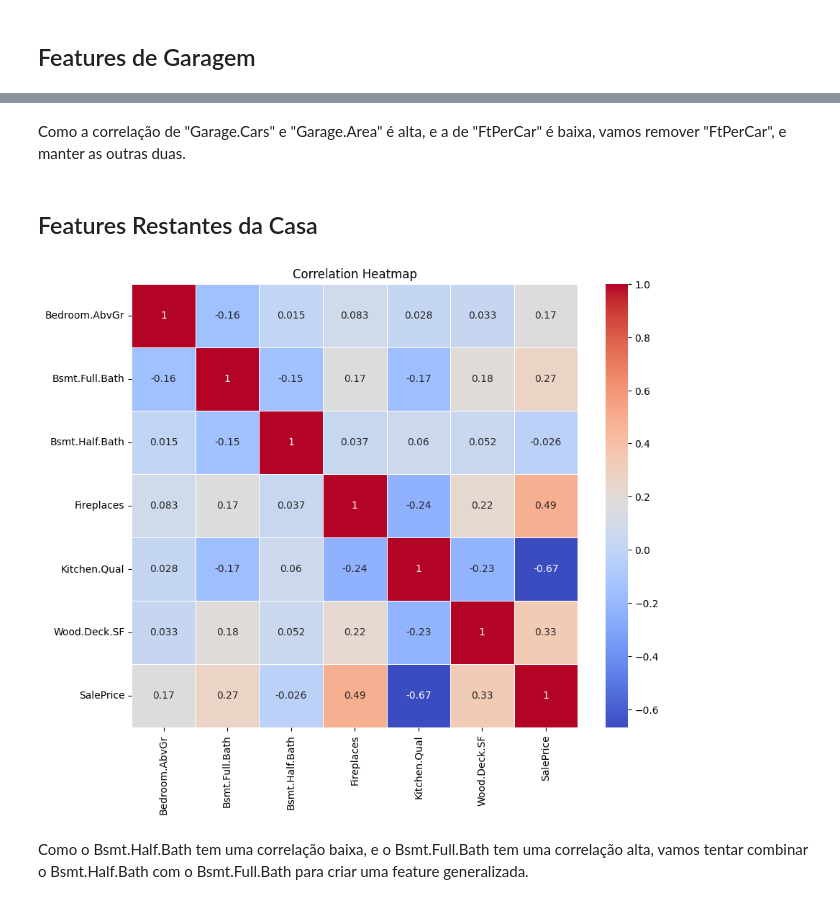
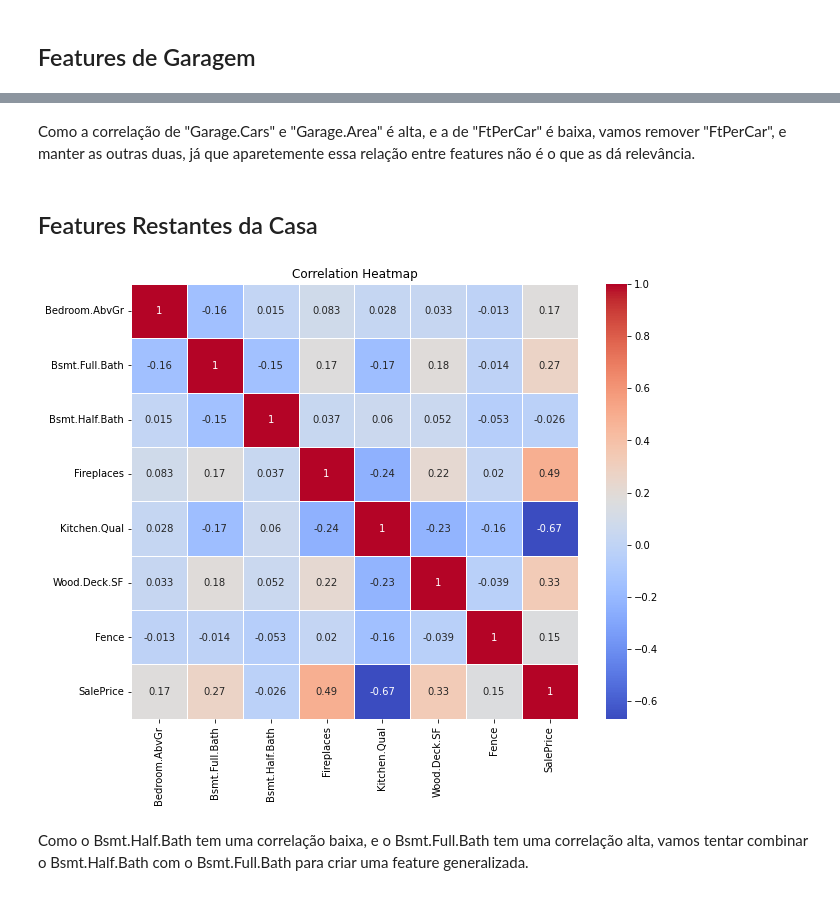
Before and after one commit to P-ASilva/ames, a Jupyter notebook: notebooks/08_final_model_analysis_and_feature_enginnering.ipynb, the cells around one changed output, grey strips where cells are left out. Cells and saved outputs as stored; diff of their text form; code cells hidden in the pictures.

```diff
--- a/notebooks/08_final_model_analysis_and_feature_enginnering.ipynb
+++ b/notebooks/08_final_model_analysis_and_feature_enginnering.ipynb
@@ -396,15 +414,15 @@ na_list = [x for x in na_list if x not in gar_cat]
 # %% [markdown]
-Como a correlação de "Garage.Cars" e "Garage.Area" é alta, e a de "FtPerCar" é baixa, vamos remover "FtPerCar", e manter as outras duas.
+Como a correlação de "Garage.Cars" e "Garage.Area" é alta, e a de "FtPerCar" é baixa, vamos remover "FtPerCar", e manter as outras duas, já que aparetemente essa relação entre features não é o que as dá relevância.
 # %%
 model_data = model_data.drop(columns=["FtPerCar"])
 print()
 # %% [markdown]
 ## Features Restantes da Casa
 # %%
-restantes = ["Bedroom.AbvGr","Bsmt.Full.Bath","Bsmt.Half.Bath", "Fireplaces", "Kitchen.Qual","Wood.Deck.SF"]
+restantes = ["Bedroom.AbvGr","Bsmt.Full.Bath","Bsmt.Half.Bath", "Fireplaces", "Kitchen.Qual","Wood.Deck.SF","Fence"]
 heatMapCorr(restantes)
 # %% [output]
-[figure, old version]
+[figure, new version]
 # %% [markdown]
 Como o Bsmt.Half.Bath tem uma correlação baixa, e o Bsmt.Full.Bath tem uma correlação alta, vamos tentar combinar o Bsmt.Half.Bath com o Bsmt.Full.Bath para criar uma feature generalizada.
 # %%
```
Also changed, not shown: parts of 85 cells of this notebook.
